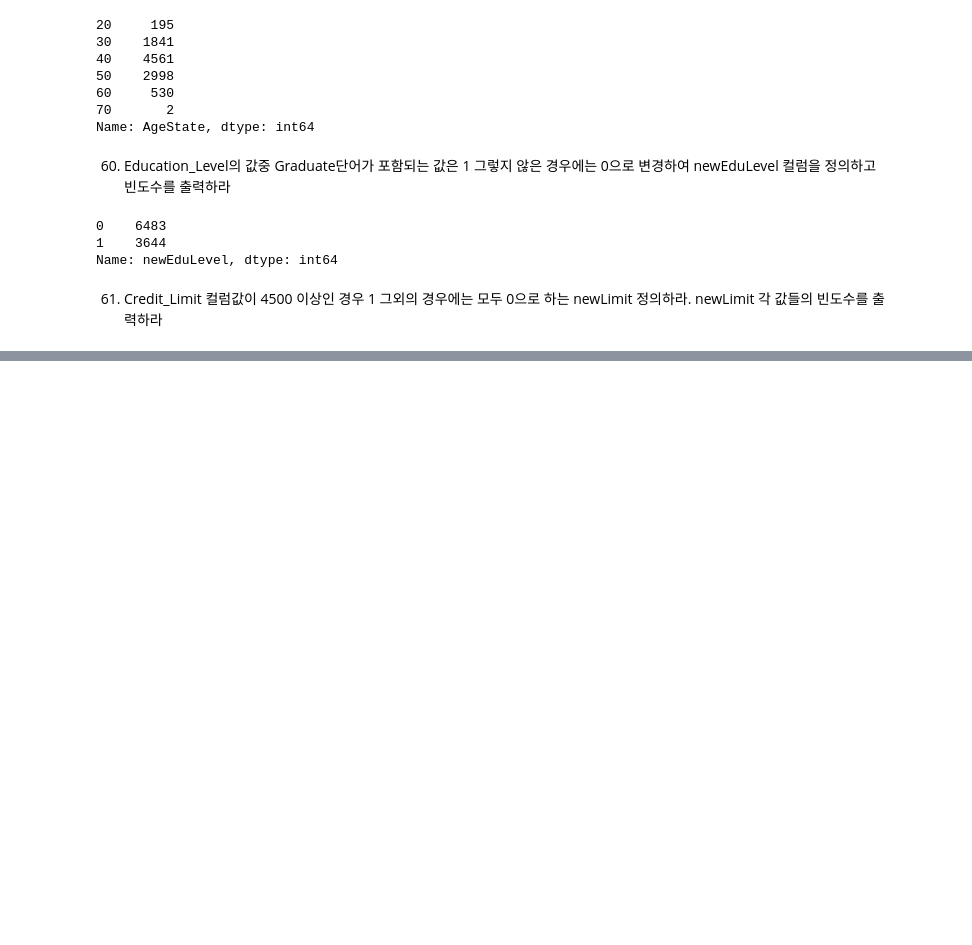
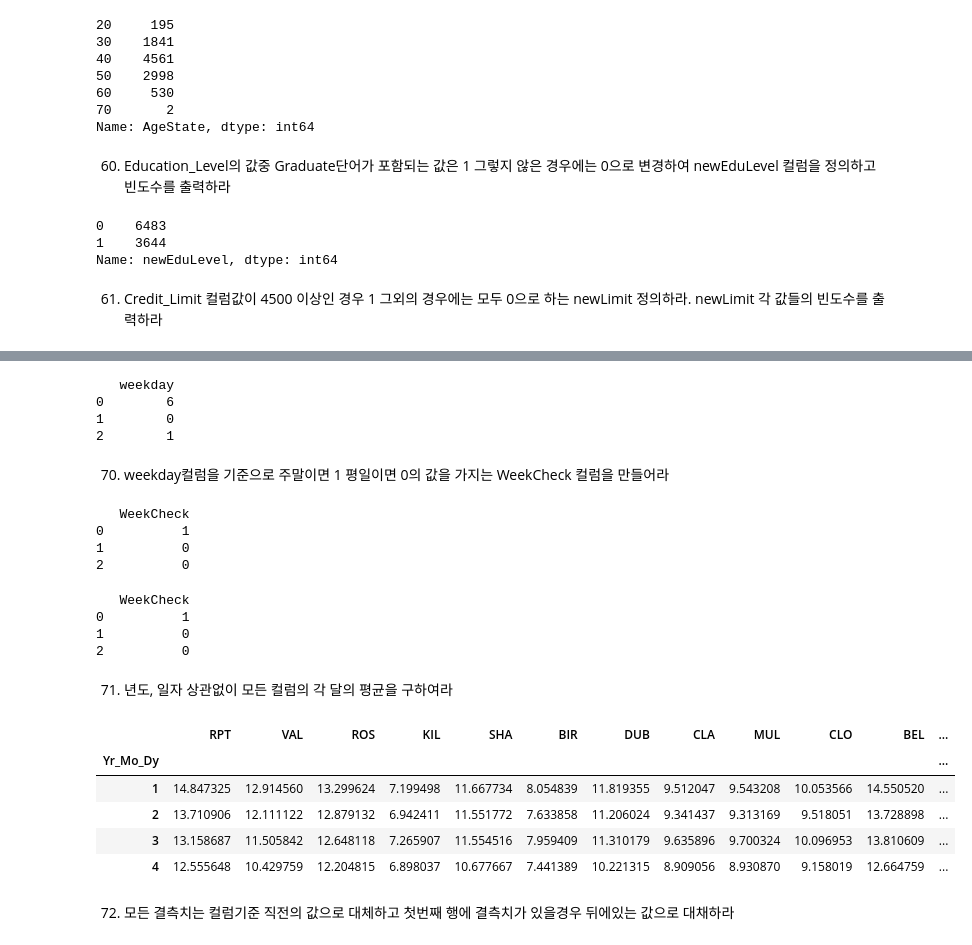
Before and after one commit to dajeong25/Study, a Jupyter notebook: python_big_data/1_2_pandas_ex.ipynb, the cells around one changed output, grey strips where cells are left out. Drawn from its saved outputs; the diff is of its cells as text; code cells hidden in the pictures; blank space fills up the shorter version.

```diff
--- a/python_big_data/1_2_pandas_ex.ipynb
+++ b/python_big_data/1_2_pandas_ex.ipynb
@@ -936,0 +1030,8 @@ Name: newEduLevel, dtype: int64
+# %%
+def fix_century(x):
+    import datetime
+    year = x.year - 100 if x.year >= 2061 else x.year
+    return pd.to_datetime(datetime.date(year, x.month, x.day))
+
+wind['Yr_Mo_Dy'] = wind['Yr_Mo_Dy'].apply(fix_century)
+print(wind.head(4))
@@ -936,0 +1070,41 @@ Name: newEduLevel, dtype: int64
+# %%
+wind['weekday'] = wind.Yr_Mo_Dy.dt.weekday
+print(wind.weekday.head(3).to_frame())
+# %% [output]
+   weekday
+0        6
+1        0
+2        1
+# %% [markdown]
+70. weekday컬럼을 기준으로 주말이면 1 평일이면 0의 값을 가지는 WeekCheck 컬럼을 만들어라
+# %%
+wind['WeekCheck'] = wind.weekday.apply(lambda x : 1 if (x==6)or(x==5) else 0)
+print(wind.WeekCheck.head(3).to_frame())
+# %% [output]
+   WeekCheck
+0          1
+1          0
+2          0
+# %%
+# 답안
+wind['WeekCheck'] = wind.weekday.map(lambda x : 1 if x in [5,6] else 0)
+print(wind.WeekCheck.head(3).to_frame())
+# %% [output]
+   WeekCheck
+0          1
+1          0
+2          0
+# %% [markdown]
+71. 년도, 일자 상관없이 모든 컬럼의 각 달의 평균을 구하여라
+# %%
+ans = wind.groupby(wind.Yr_Mo_Dy.dt.month).mean(numeric_only=True)
+ans.head(4)
+# %% [output]
+|  | RPT | VAL | ROS | KIL | SHA | BIR | DUB | CLA | MUL | CLO | BEL | ... |
+| Yr_Mo_Dy |  |  |  |  |  |  |  |  |  |  |  | ... |
+| 1 | 14.847325 | 12.914560 | 13.299624 | 7.199498 | 11.667734 | 8.054839 | 11.819355 | 9.512047 | 9.543208 | 10.053566 | 14.550520 | ... |
+| 2 | 13.710906 | 12.111122 | 12.879132 | 6.942411 | 11.551772 | 7.633858 | 11.206024 | 9.341437 | 9.313169 | 9.518051 | 13.728898 | ... |
+| 3 | 13.158687 | 11.505842 | 12.648118 | 7.265907 | 11.554516 | 7.959409 | 11.310179 | 9.635896 | 9.700324 | 10.096953 | 13.810609 | ... |
+| 4 | 12.555648 | 10.429759 | 12.204815 | 6.898037 | 10.677667 | 7.441389 | 10.221315 | 8.909056 | 8.930870 | 9.158019 | 12.664759 | ... |
+# %% [markdown]
+72. 모든 결측치는 컬럼기준 직전의 값으로 대체하고 첫번째 행에 결측치가 있을경우 뒤에있는 값으로 대채하라
```
Also changed, not shown: parts of 69 cells of this notebook.
